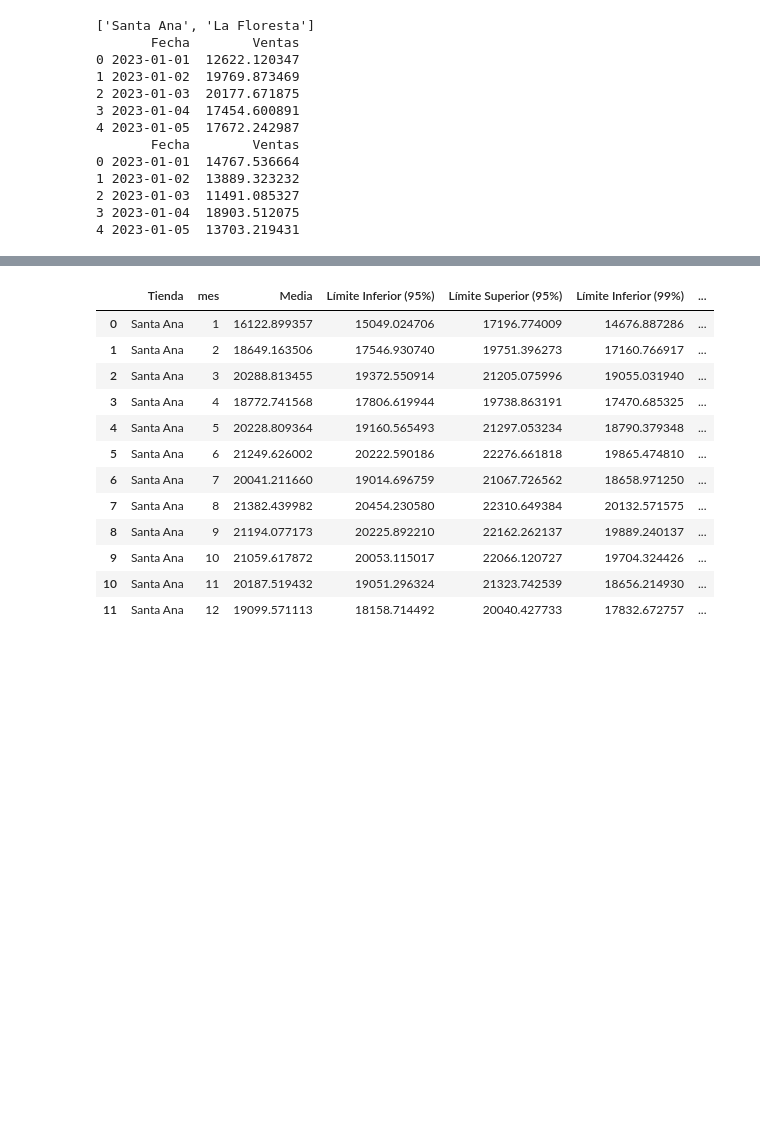
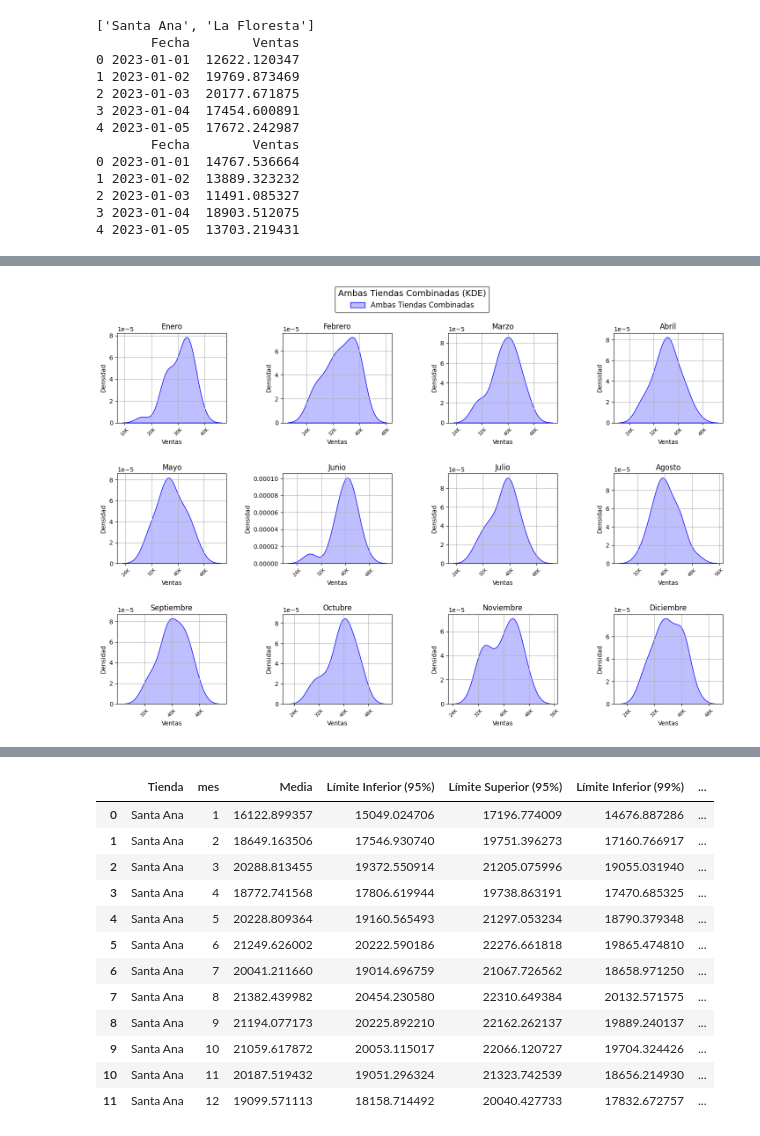
Before and after one commit to martinbrocca/CEIA-PEIA, a Jupyter notebook: TP3/TP3.ipynb, the cells around one changed output, grey strips where cells are left out. Saved outputs shown, nothing was run; the diff lists cells and outputs as text; code cells hidden in the pictures; blank space fills up the shorter version.

```diff
--- a/TP3/TP3.ipynb
+++ b/TP3/TP3.ipynb
@@ -117,0 +60,12 @@ def plot_por_mes(df1, tienda1, df2, tienda2, plot_type='kde'):
+# %%
+# Hacemos un merge de los DataFrames para tener un solo DataFrame con las ventas de ambas tiendas
+# Esto lo precisamos para ver el total de ventas por mes, y decidir el mejor mes combinado para tomar las vacaciones.
+dfCombinado = pd.merge(
+    dfSantaAna[['Fecha', 'Ventas', 'mes', 'Nombre_Mes']],
+    dfLaFloresta[['Fecha', 'Ventas']],
+    on='Fecha',
+    suffixes=('_SantaAna', '_LaFloresta')
+)
+dfCombinado['Ventas'] = dfCombinado['Ventas_SantaAna'] + dfCombinado['Ventas_LaFloresta']
+dfCombinado['Tienda'] = 'Ambas Tiendas Combinadas'
+dfCombinado = dfCombinado[['Fecha', 'Ventas', 'mes', 'Nombre_Mes', 'Tienda']]
@@ -117,0 +244,6 @@ def plot_por_mes(df1, tienda1, df2, tienda2, plot_type='kde'):
+# %%
+# KDE de las ventas combinadas por mes.
+plot_por_mes(dfCombinado, plot_type='kde', filename_prefix='Combinado')
+#plot_por_mes(dfCombinado['Santa Ana'], dfCombinado['La Floresta'], plot_type='kde')
+# %% [output]
+[figure, added]
```
Also changed, not shown: parts of 37 cells of this notebook, 9 other files.
